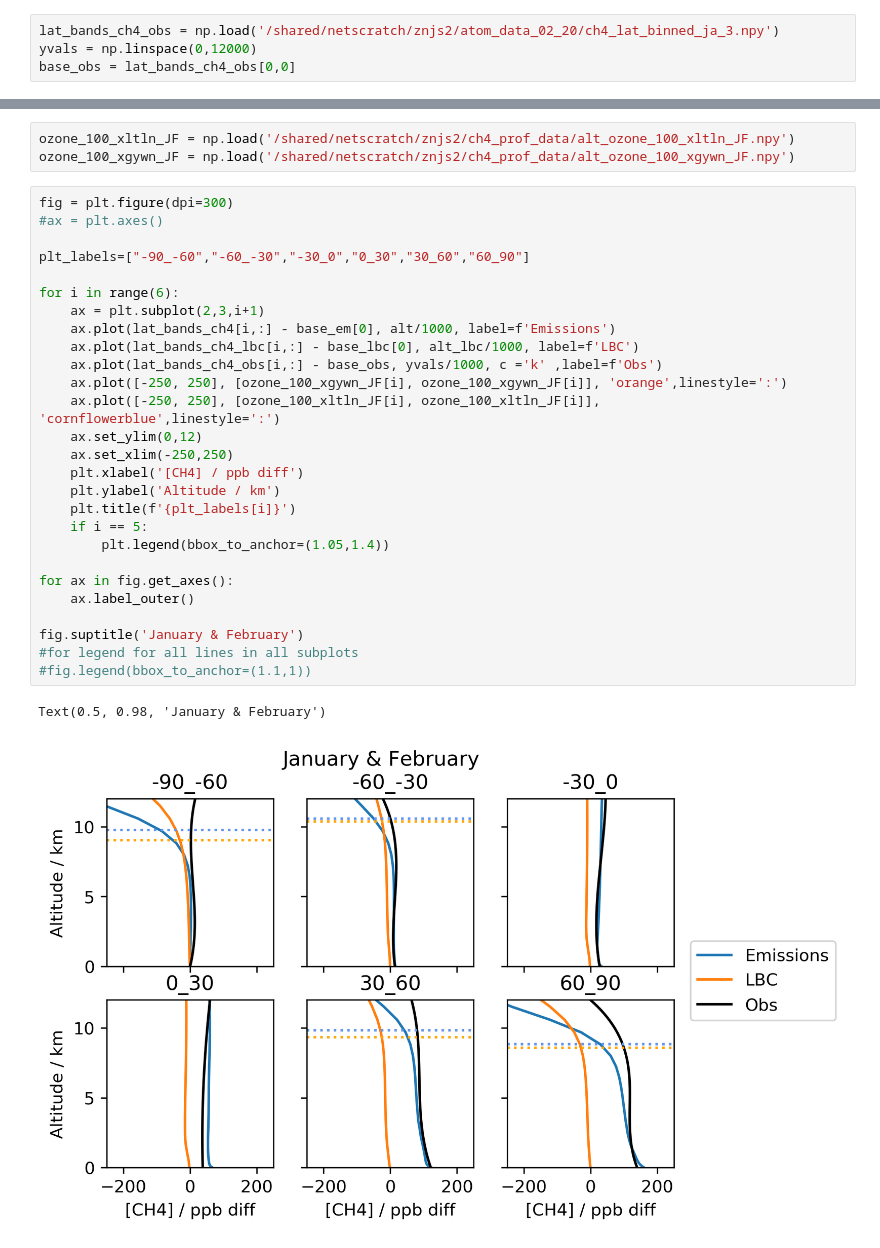
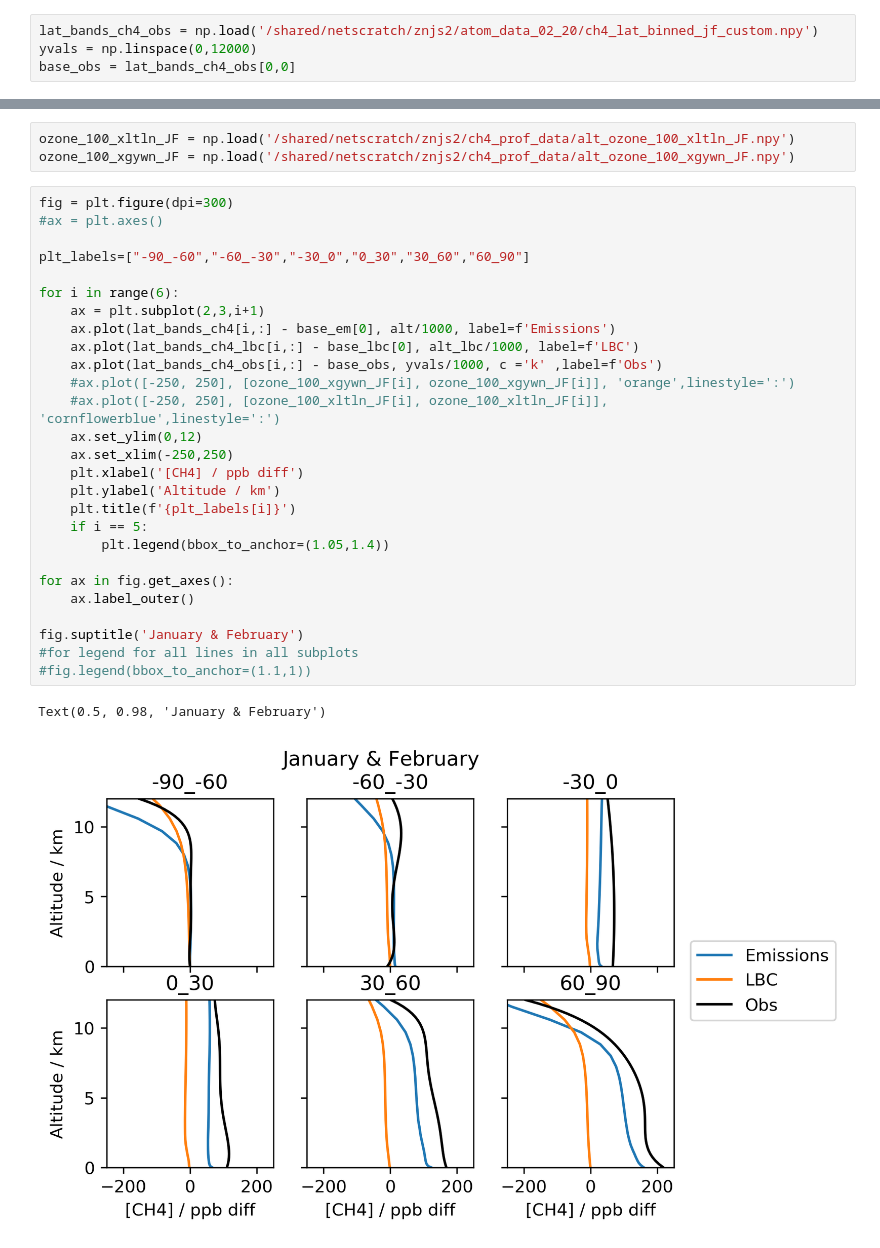
Before and after one commit to zosiast/blueberry_11_19, a Jupyter notebook: basic_plots/ch4_vert_prof_monthly.ipynb, the cells around one changed output, grey strips where cells are left out. Drawn from its saved outputs; the diff is of its cells as text.

```diff
--- a/basic_plots/ch4_vert_prof_monthly.ipynb
+++ b/basic_plots/ch4_vert_prof_monthly.ipynb
@@ -71,7 +71,7 @@ ch4_jan_mean_xg = np.mean(np.concatenate((ch4_jan_lbc, ch4_feb_lbc)), axis=(0,3)
 ch4_mean = ch4_jan_mean_xl
 ch4_mean_lbc = ch4_jan_mean_xg
 # %%
-lat_bands_ch4_obs = np.load('/shared/netscratch/znjs2/atom_data_02_20/ch4_lat_binned_ja_3.npy')
+lat_bands_ch4_obs = np.load('/shared/netscratch/znjs2/atom_data_02_20/ch4_lat_binned_jf_custom.npy')
 yvals = np.linspace(0,12000)
 base_obs = lat_bands_ch4_obs[0,0]
 # %% [markdown]
@@ -162,30 +162,30 @@ ozone_100_xgywn_JF = np.load('/shared/netscratch/znjs2/ch4_prof_data/alt_ozone_1
 # %%
 fig = plt.figure(dpi=300)
 #ax = plt.axes()
 
 plt_labels=["-90_-60","-60_-30","-30_0","0_30","30_60","60_90"]
 
 for i in range(6):
     ax = plt.subplot(2,3,i+1)
     ax.plot(lat_bands_ch4[i,:] - base_em[0], alt/1000, label=f'Emissions')
     ax.plot(lat_bands_ch4_lbc[i,:] - base_lbc[0], alt_lbc/1000, label=f'LBC')
     ax.plot(lat_bands_ch4_obs[i,:] - base_obs, yvals/1000, c ='k' ,label=f'Obs')
-    ax.plot([-250, 250], [ozone_100_xgywn_JF[i], ozone_100_xgywn_JF[i]], 'orange',linestyle=':')
-    ax.plot([-250, 250], [ozone_100_xltln_JF[i], ozone_100_xltln_JF[i]], 'cornflowerblue',linestyle=':')
+    #ax.plot([-250, 250], [ozone_100_xgywn_JF[i], ozone_100_xgywn_JF[i]], 'orange',linestyle=':')
+    #ax.plot([-250, 250], [ozone_100_xltln_JF[i], ozone_100_xltln_JF[i]], 'cornflowerblue',linestyle=':')
     ax.set_ylim(0,12)
     ax.set_xlim(-250,250)
     plt.xlabel('[CH4] / ppb diff')
     plt.ylabel('Altitude / km')
     plt.title(f'{plt_labels[i]}')
     if i == 5:
         plt.legend(bbox_to_anchor=(1.05,1.4))
 
 for ax in fig.get_axes():
     ax.label_outer()
 
 fig.suptitle('January & February')
 #for legend for all lines in all subplots
 #fig.legend(bbox_to_anchor=(1.1,1))
 # %% [output]
 Text(0.5, 0.98, 'January & February')
-[figure, old version]
+[figure, new version]
```
Also changed, not shown: 1 other file.
